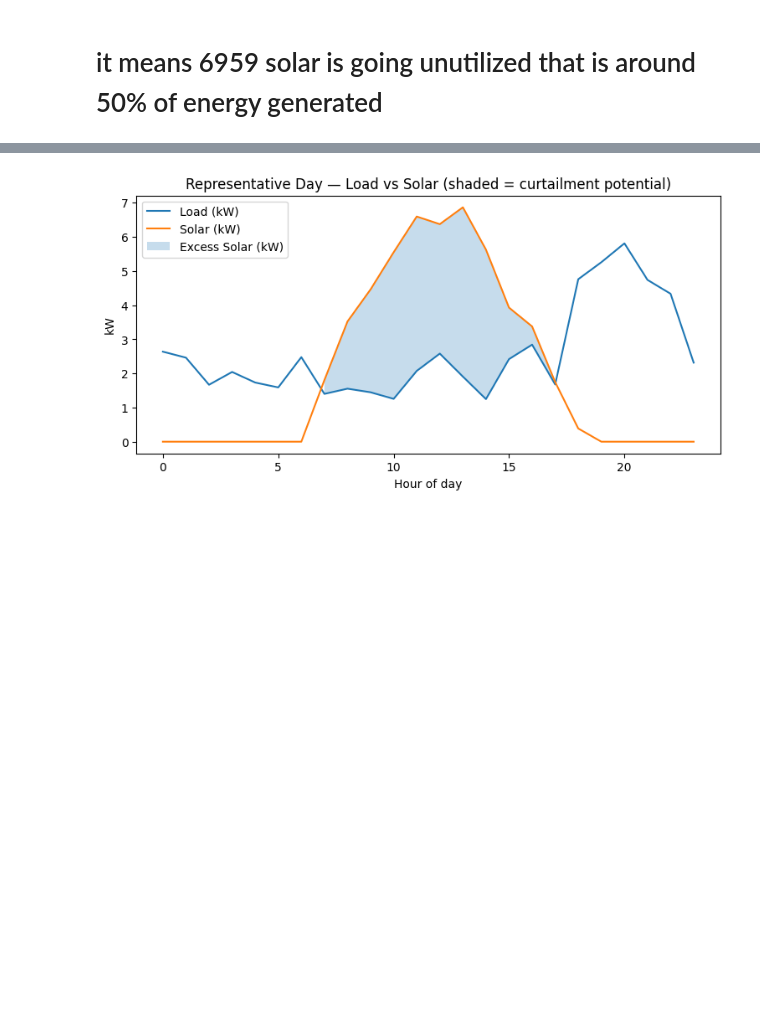
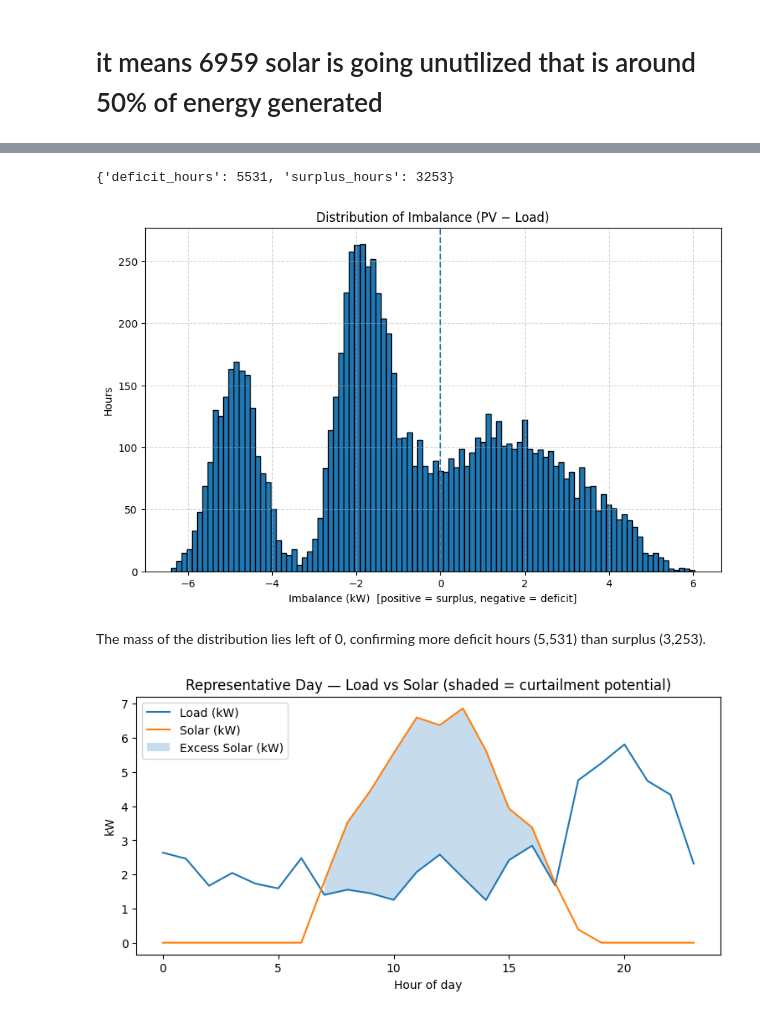
Before and after one commit to AkhilPadma/Decentralization-of-Energy-Using-PV-Batteries-, a Jupyter notebook: DER.ipynb, the cells around one changed output, grey strips where cells are left out. Cells and saved outputs as stored; diff of their text form; code cells hidden in the pictures; blank space fills up the shorter version.

```diff
--- a/DER.ipynb
+++ b/DER.ipynb
@@ -93,6 +93,28 @@ data.sample(10)
 | 2024-05-19 22:00:00 | 0.000000 | 4.683680 | 3.0 | 4.683680 | 0.000000 | 0.000000 | 5 | ... |
 | 2024-11-24 00:00:00 | 0.000000 | 1.195781 | 3.0 | 1.195781 | 0.000000 | 0.000000 | 11 | ... |
 | 2024-02-19 19:00:00 | 0.000000 | 4.120021 | 8.0 | 4.120021 | 0.000000 | 0.000000 | 2 | ... |
+# %%
+data["imbalance_kw"] = data["pv_kw"] - data["load_kw"]
+data["status"] = np.where(data["imbalance_kw"] > 0, "Surplus", "Deficit")
+counts = data["status"].value_counts()
+deficit_hours = int(counts.get("Deficit", 0))
+surplus_hours = int(counts.get("Surplus", 0))
+print({"deficit_hours": deficit_hours, "surplus_hours": surplus_hours})
+# %% [output]
+{'deficit_hours': 5531, 'surplus_hours': 3253}
+# %%
+plt.figure(figsize=(10,6))
+plt.hist(data["imbalance_kw"], bins=100, edgecolor="black")
+plt.axvline(0, linestyle="--", linewidth=1.5)
+plt.title("Distribution of Imbalance (PV − Load)")
+plt.xlabel("Imbalance (kW)  [positive = surplus, negative = deficit]")
+plt.ylabel("Hours")
+plt.grid(True, linestyle="--", alpha=0.5)
+plt.show()
+# %% [output]
+[figure, added]
+# %% [markdown]
+The mass of the distribution lies left of 0, confirming more deficit hours (5,531) than surplus (3,253).
 # %%
 # A function to get any day from the dataset this will be helpful for future while generating plots
 def get_day(df,day_str) :
```
Also changed, not shown: parts of 2 cells of this notebook.
